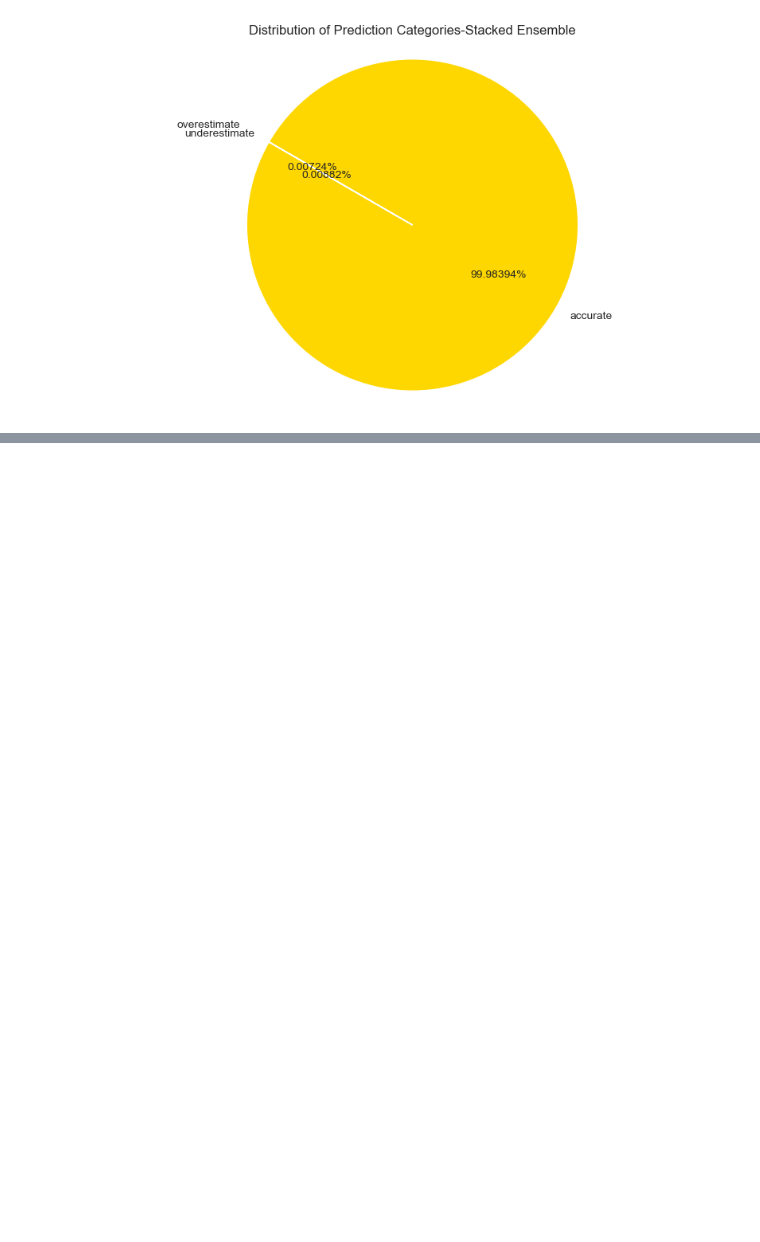
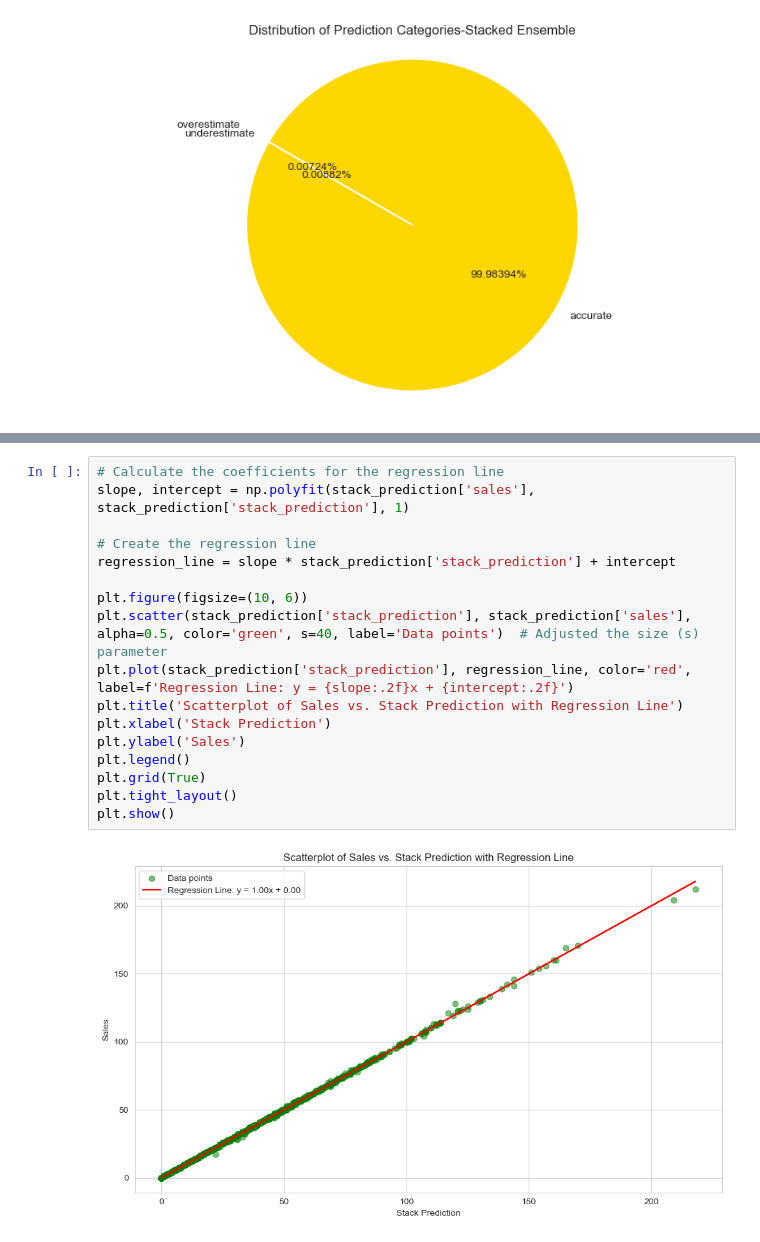
Before and after one commit to chuksmomoh101231/Dissertation_Files, a Jupyter notebook: STACKED_ENSEMBLE_PHD_MODEL_PREDICTION.ipynb, the cells around one changed output, grey strips where cells are left out. Drawn from its saved outputs; the diff is of its cells as text; blank space fills up the shorter version.

```diff
--- a/STACKED_ENSEMBLE_PHD_MODEL_PREDICTION.ipynb
+++ b/STACKED_ENSEMBLE_PHD_MODEL_PREDICTION.ipynb
@@ -260,0 +275,19 @@ plt.show()
+# %%
+# Calculate the coefficients for the regression line
+slope, intercept = np.polyfit(stack_prediction['sales'], stack_prediction['stack_prediction'], 1)
+
+# Create the regression line
+regression_line = slope * stack_prediction['stack_prediction'] + intercept
+
+plt.figure(figsize=(10, 6))
+plt.scatter(stack_prediction['stack_prediction'], stack_prediction['sales'], alpha=0.5, color='green', s=40, label='Data points')  # Adjusted the size (s) parameter
+plt.plot(stack_prediction['stack_prediction'], regression_line, color='red', label=f'Regression Line: y = {slope:.2f}x + {intercept:.2f}')
+plt.title('Scatterplot of Sales vs. Stack Prediction with Regression Line')
+plt.xlabel('Stack Prediction')
+plt.ylabel('Sales')
+plt.legend()
+plt.grid(True)
+plt.tight_layout()
+plt.show()
+# %% [output]
+[figure, added]
```
Also changed, not shown: parts of 3 cells of this notebook, 1 other file.
